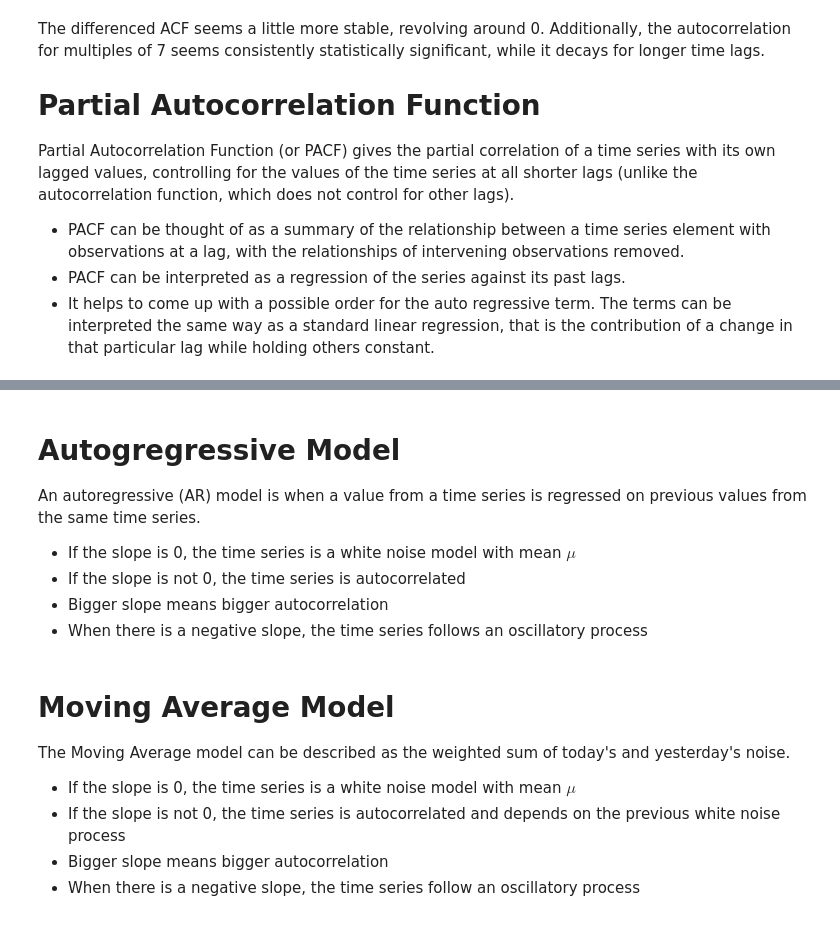
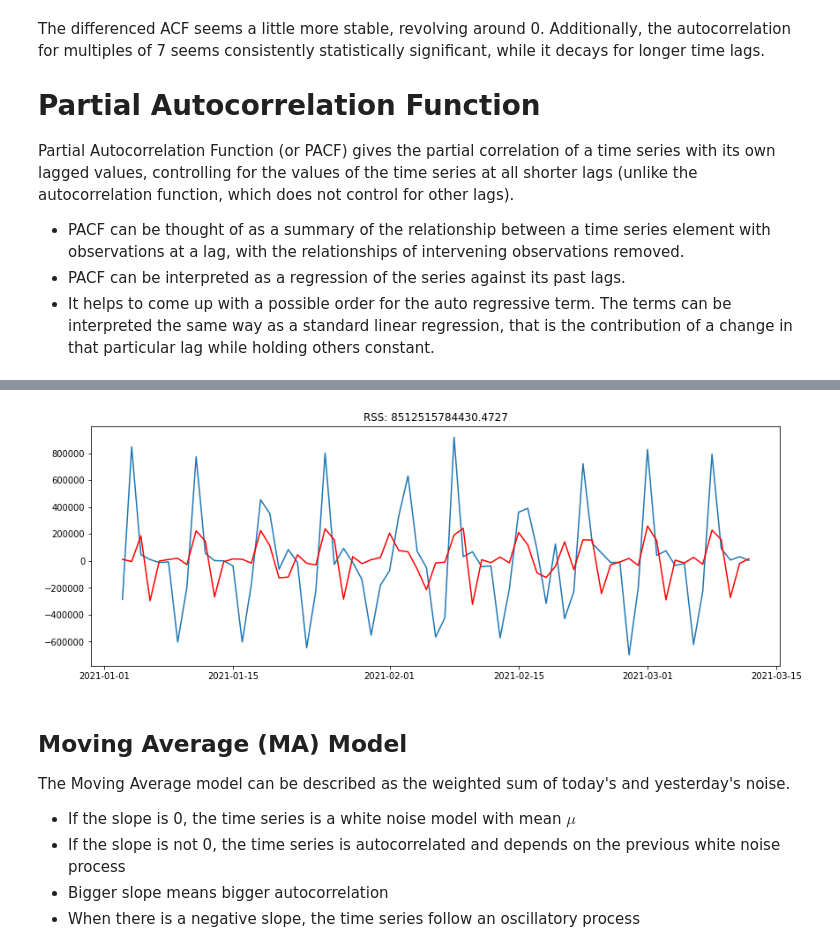
Before and after one commit to justinm0rgan/mta-turnstile-covid, a Jupyter notebook: modeling.ipynb, the cells around one changed output, grey strips where cells are left out. Drawn from its saved outputs; the diff is of its cells as text; code cells hidden in the pictures.

Commit message:
ARIMA stuff

```diff
--- a/modeling.ipynb
+++ b/modeling.ipynb
@@ -407,14 +405,21 @@ As opposed to the white noise model, the random walk model, however, has:
+# %%
+# Import ARIMA
+from statsmodels.tsa.arima_model import ARIMA
+
+# define series
+data = df["TOTAL"].diff(periods=1).dropna()
+
+model = ARIMA(data, order=(2, 0, 0))
+results_AR = model.fit(disp=-1)
+plt.plot(data);
+plt.plot(results_AR.fittedvalues, color='red');
+plt.title('RSS: %.4f'% sum((results_AR.fittedvalues-data)**2));
+# %% [output]
+[figure, added]
 # %% [markdown]
-# Autogregressive Model
-An autoregressive (AR) model is when a value from a time series is regressed on previous values from the same time series.
+## Moving Average (MA) Model
+The Moving Average model can be described as the weighted sum of today's and yesterday's noise.
 - If the slope is 0, the time series is a white noise model with mean $\mu$
-- If the slope is not 0, the time series is autocorrelated
+- If the slope is not 0, the time series is autocorrelated and depends on the previous white noise process
 - Bigger slope means bigger autocorrelation
-- When there is a negative slope, the time series follows an oscillatory process
+- When there is a negative slope, the time series follow an oscillatory process
-# %% [markdown]
-# Moving Average Model
-The Moving Average model can be described as the weighted sum of today's and yesterday's noise.
-- If the slope is 0, the time series is a white noise model with mean $\mu$
-- If the slope is not 0, the time series is autocorrelated and depends on the previous white noise process
-- Bigger slope means bigger autocorrelation
-- When there is a negative slope, the time series follow an oscillatory process
```
Also changed, not shown: parts of 24 cells of this notebook.
